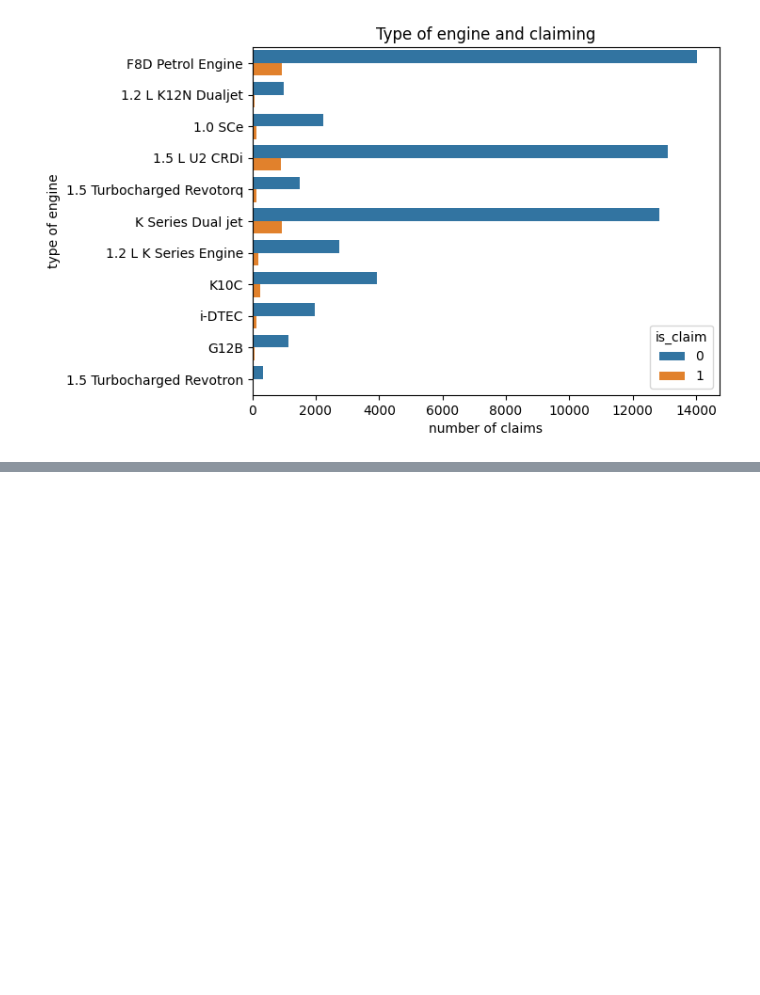
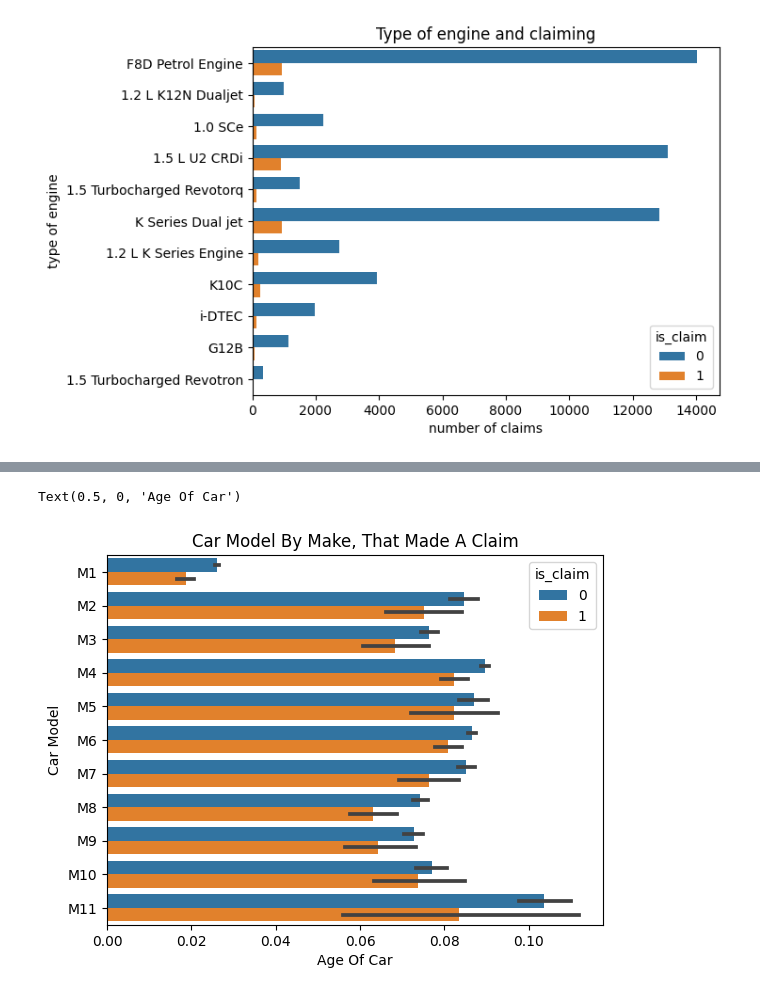
Before and after one commit to kibambe-0167/claim-car, a Jupyter notebook: data_visual.ipynb, the cells around one changed output, grey strips where cells are left out. Saved outputs shown, nothing was run; the diff lists cells and outputs as text; code cells hidden in the pictures; blank space fills up the shorter version.

```diff
--- a/data_visual.ipynb
+++ b/data_visual.ipynb
@@ -36,0 +53,10 @@ Text(0.5, 0, 'number of claims')
+# %%
+# check people by model and age of car, who made a claim
+# car model are encoded.
+plt.title("Car Model By Make, That Made A Claim")
+sns.barplot(data=df, y="model", x="age_of_car", hue="is_claim")
+plt.ylabel("Car Model")
+plt.xlabel("Age Of Car")
+# %% [output]
+Text(0.5, 0, 'Age Of Car')
+[figure, added]
```
Also changed, not shown: parts of 4 cells of this notebook, 2 other files.
